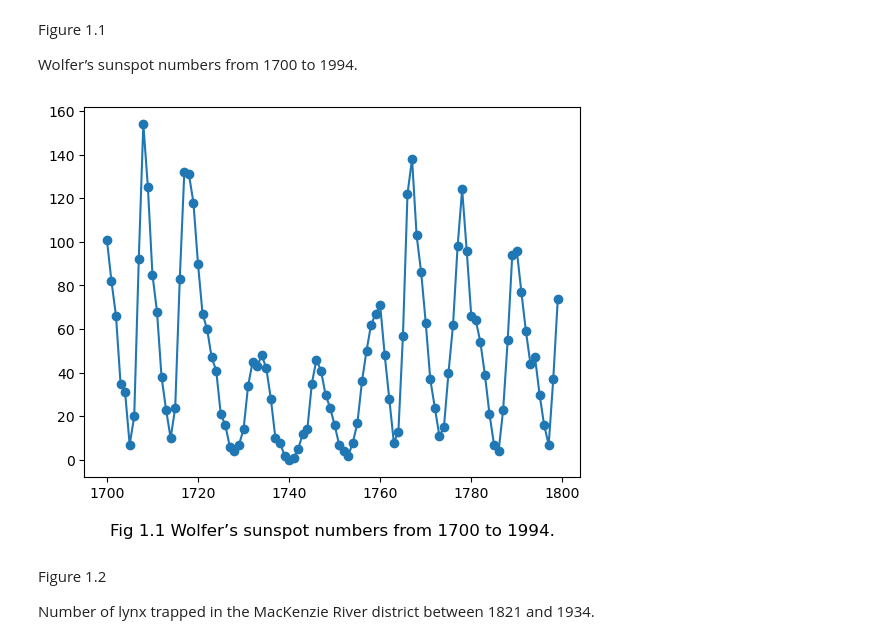
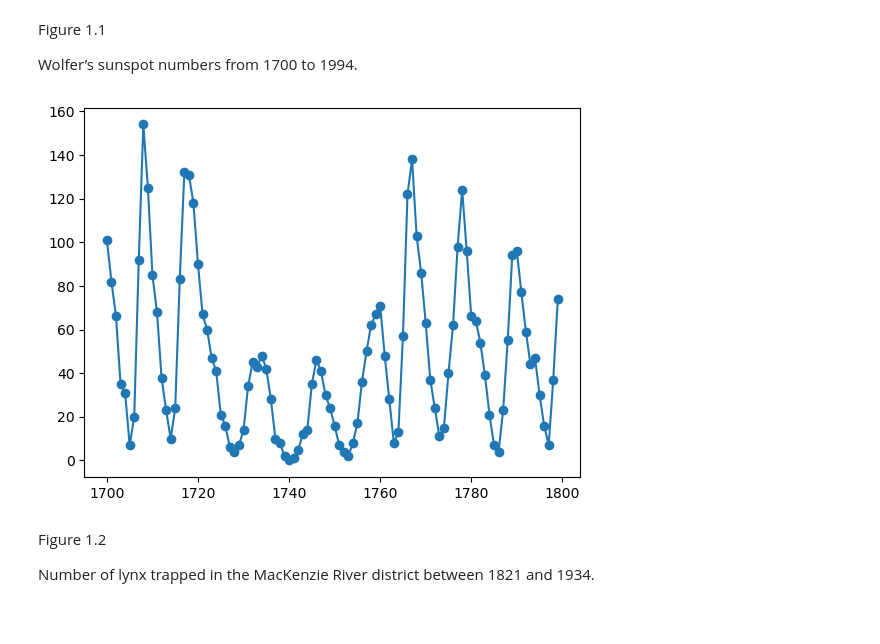
Before and after one commit to lu-lu-xue/Applied-Time-Series-Analysis, a Jupyter notebook: Python/ch1/Section 1.1.ipynb, the cells around one changed output. Saved outputs shown, nothing was run; the diff lists cells and outputs as text; code cells hidden in the pictures; blank space fills up the shorter version.

Commit message:
remove titles

```diff
--- a/Python/ch1/Section 1.1.ipynb
+++ b/Python/ch1/Section 1.1.ipynb
@@ -30,13 +30,12 @@ sunspots = reaDat("spots.dat")
 # %%
 ## without putting a tile
 #plotDat(sunspots,range(1700,1800))
 
 # with a title at bottom
 plt.plot(range(1700,1800),sunspots,'o-')
-plt.title('Figure 1.1 Wolfer’s sunspot numbers from 1700 to 1994.', y=-0.18)
 plt.show()
 # %% [output]
-[figure, old version]
+[figure, new version]
 # %% [markdown]
 Figure 1.2
 
```
Also changed, not shown: parts of 3 cells of this notebook.
